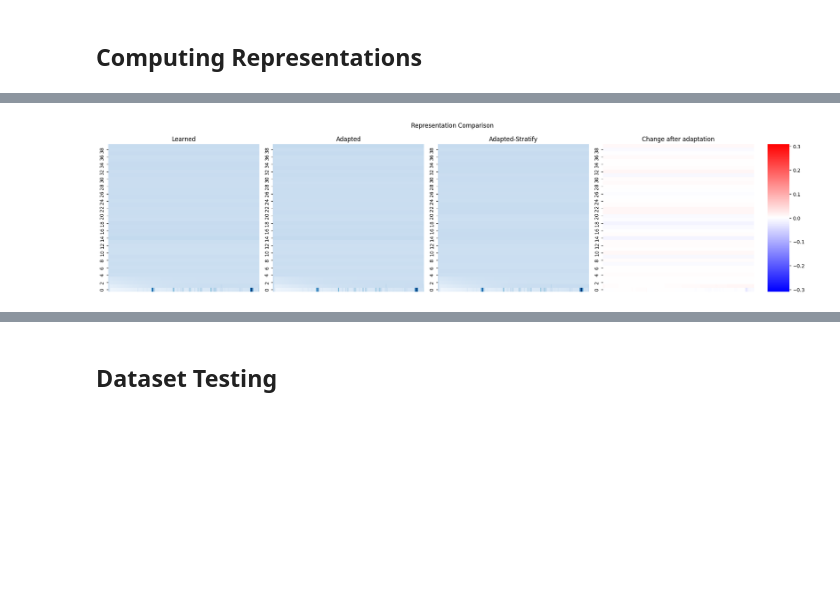
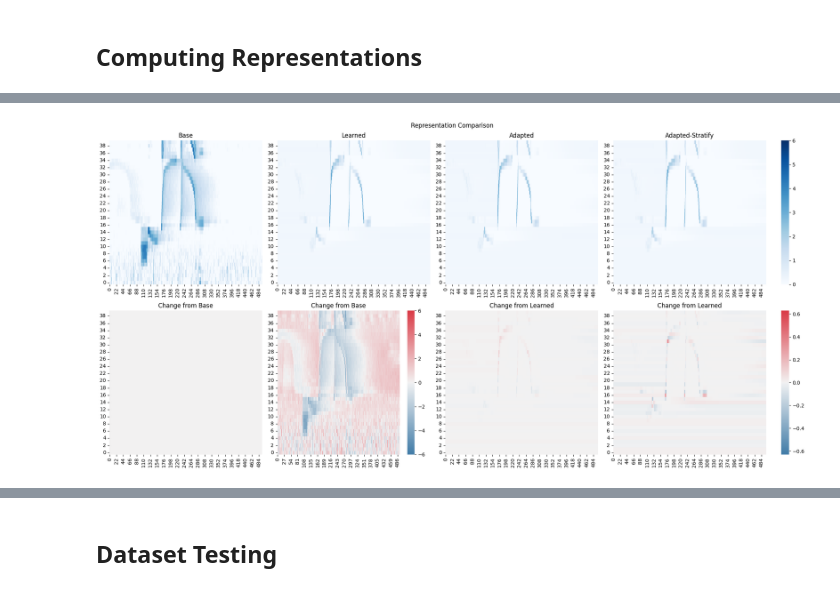
Before and after one commit to UCSD-E4E/TQ-EfficientLEAF-tests, a Jupyter notebook: test_leaf.ipynb, the cells around one changed output, grey strips where cells are left out. Cells and saved outputs as stored; diff of their text form; code cells hidden in the pictures; blank space fills up the shorter version.

Commit message:
feat: add model inference and evaluation

```diff
--- a/test_leaf.ipynb
+++ b/test_leaf.ipynb
@@ -376,6 +395,7 @@ for key, value in learned_model['network'].items():
 def make_model(path="", base=False):
     if not base:
         frontend = Leaf(n_filters = n_filters)
+        frontend_channels = 1
     else:
         window_size = int(sample_rate * window_len / 1000 + 1)  # to match Leaf
         hop_size = int(sample_rate * window_stride / 1000 + 1)
@@ -384,10 +404,11 @@ def make_model(path="", base=False):
             ('filterbank', MelFilter(sample_rate, window_size, n_filters,
                                      min_freq, max_freq)),
             ('squeeze', Squeeze(dim=1)),  # remove channel dim to match Leaf
-            ('compression', compression_fn),
+            ('compression', base_compression_fn),
         ]))
+        frontend_channels = 2
     encoder = EfficientNet.from_name("efficientnet-b0", num_classes=n_classes, include_top=False,
-                                        in_channels=1)
+                                        in_channels=frontend_channels)
     model = AudioClassifier(num_outputs=n_classes,
                             frontend=frontend,
                             encoder=encoder)
@@ -395,10 +416,11 @@ def make_model(path="", base=False):
         weights = torch.load(path, weights_only=True)['network']
         model.load_state_dict(weights)
     model = model.to("cuda")
+    # frontend = frontend.to("cuda")
     return model
 
 models = {
-    # "base": make_model(out_dir / base / "net_last_model.pth", base=True),
+    "base": make_model(out_dir / base / "net_last_model.pth", base=True),
     "learned": make_model(out_dir / learned / "net_best_model.pth"),
     "adapted": make_model(out_dir / adapted / "net_best_model.pth"),
     "adapted-stratify": make_model(out_dir / adapted_stratify / "net_best_model.pth")
@@ -409,6 +431,10 @@ compressions = {name: fe.compression for name, fe in frontends.items()}
 
 db_grid = torch.tensor(np.repeat(np.array([np.arange(30)]), 40, axis=0),
                        device='cuda')
-
-compression_vis = {name: comp(db_grid).detach().cpu() for name, comp in compressions.items()}
-representations = {key: frontend(audio).detach().cpu() for key, frontend in frontends.items()}
+audio = audio.to("cuda")
+compression_vis = {name: comp(db_grid).detach().cpu()
+                   if name != 'base' else comp(torch.stack([db_grid, db_grid])).detach().cpu()
+                   for name, comp in compressions.items()}
+compression_vis['base'] = compression_vis['base'].mean(axis=0).mean(axis=0)
+representations = {name: frontend(audio).detach().cpu() for name, frontend in frontends.items()}
+representations['base'] = representations['base'].mean(axis=1)
@@ -441,24 +476,58 @@ plt.tight_layout()
 # %%
-n_plots = len(representations) + 1
-fig, axs = plt.subplots(1, n_plots + 1, figsize=(5 * n_plots, 5),
-                        gridspec_kw={'width_ratios': [7] * n_plots + [1]}
+data_path = "XC1032441 - Screaming Piha - Lipaugus vociferans.mp3"
+audio, sr = torchaudio.load(data_path)
+audio = torch.tensor(audio)
+seconds = (3, 8)
+audio = audio[:1, sr * seconds[0]:sr * seconds[1]]
+audio = taF.resample(audio,
+                   sr,
+                   sample_rate)
+audio = audio.to("cuda")
+
+representations = {key: frontend(audio).detach().cpu() for key, frontend in frontends.items()}
+representations['base'] = representations['base'].mean(axis=1)
+n_plots = len(representations)
+fig, axs = plt.subplots(2, n_plots + 1, figsize=(5 * n_plots, 10),
+                        gridspec_kw={'width_ratios': [20] * n_plots + [1]}
                         )
-cmap='Blues'
+
 vmin = 0
-vmax = max(torch.stack(list(representations.values())).flatten())
+vmax = 6
+diff_vmin = -0.63
+diff_vmax = 0.63
+
 for i, pair in enumerate(representations.items()):
     key, representation = pair
-    axs[i].set_title(key.title())
-    base_plot = sns.heatmap(representation[0], ax=axs[i], cmap=cmap,
-                            vmin=vmin, vmax=vmax, cbar=False)
-    axs[i].invert_yaxis()
-    axs[i].xaxis.set_visible(False)
-axs[-2].set_title("Change after adaptation")
-sns.heatmap(representations["adapted-stratify"][0] - representations["learned"][0], ax=axs[-2], cmap="bwr",
-                        vmin=-cbar_limit, vmax=cbar_limit, cbar_ax=axs[-1])
-axs[-2].invert_yaxis()
-axs[-2].xaxis.set_visible(False)
+    axs[0][i].set_title(key.title())
+    base_plot = sns.heatmap(representation[0], ax=axs[0][i], cmap='Blues',
+                            vmin=vmin, vmax=vmax, cbar=True,
+                            cbar_ax=axs[0][-1]
+                            )
+    axs[0][i].invert_yaxis()
+    axs[0][i].sharey(axs[0][0])
+    # axs[i].xaxis.set_visible(False)
+for i, pair in enumerate(representations.items()):
+    key, representation = pair
+    base_len = representations["base"][0].shape[1]
+    if 'adapted' in key:
+        axs[1][i].set_title("Change from Learned")
+        representation_diff = representation[0] - representations["learned"][0]
+        sns.heatmap(representation_diff,
+                ax=axs[1][i], cmap=sns.diverging_palette(240, 10, as_cmap=True),
+                cbar_ax=axs[1][-1],
+                vmin=diff_vmin, vmax=diff_vmax
+                )
+    else:
+        axs[1][i].set_title("Change from Base")
+        representation_diff = representation[0][:, :base_len] - representations["base"][0]
+        sns.heatmap(representation_diff,
+                    ax=axs[1][i], cmap=sns.diverging_palette(240, 10, as_cmap=True),
+                    cbar=(key != 'base'),
+                    vmin=-6, vmax=6
+                    )
+    axs[1][i].invert_yaxis()
+    axs[1][i].sharey(axs[1][0])
 plt.suptitle("Representation Comparison")
 plt.tight_layout()
 # %% [output]
-[figure, old version]
+[figure, new version]
```
Also changed, not shown: parts of 72 cells of this notebook.
